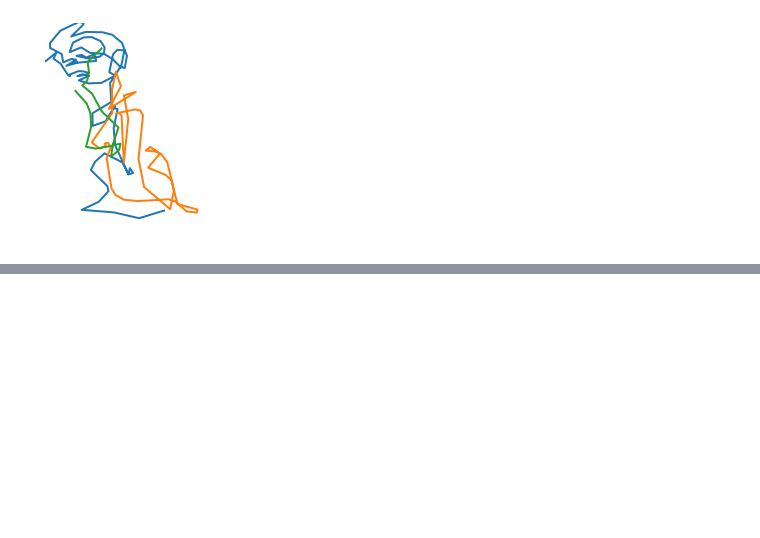
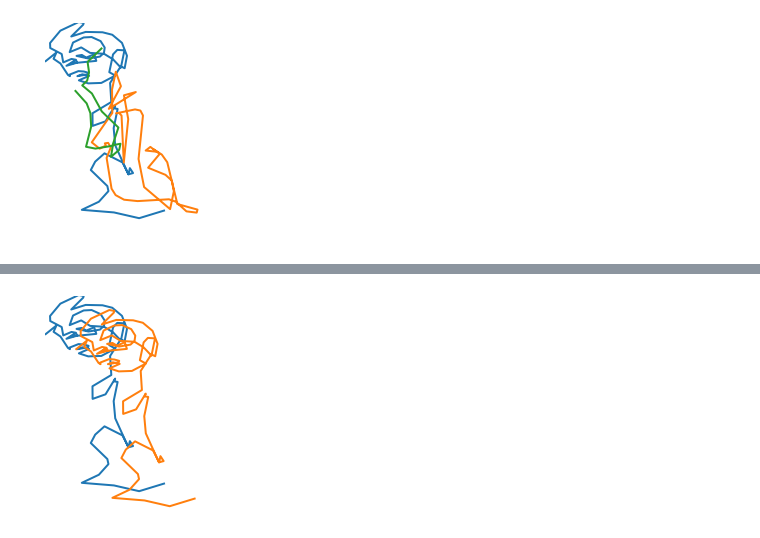
Before and after one commit to andrewlook/singleline_dataset, a Jupyter notebook: nbs/50_tokenize.ipynb, the cells around one changed output, grey strips where cells are left out. Drawn from its saved outputs; the diff is of its cells as text; code cells hidden in the pictures; blank space fills up the shorter version.

```diff
--- a/nbs/50_tokenize.ipynb
+++ b/nbs/50_tokenize.ipynb
@@ -524,0 +207,4 @@ Pushing split train to the Hub.
+# %%
+plot_strokes([strokes[0], strokes[3]])
+# %% [output]
+[figure, added]
```
Also changed, not shown: parts of 45 cells of this notebook.
